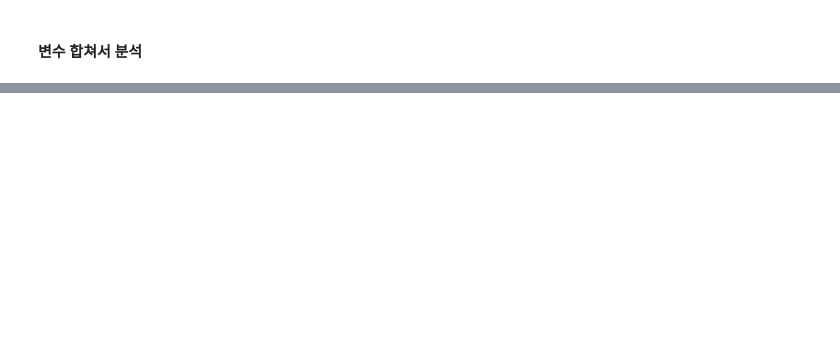
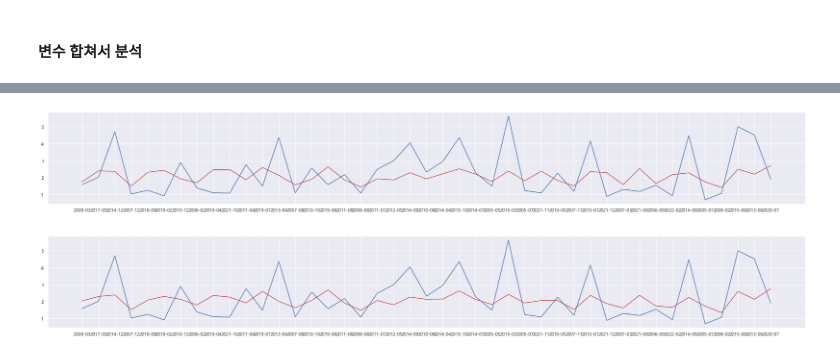
Before and after one commit to xxuvny/Project1_human, a Jupyter notebook: 02_분석.ipynb, the cells around one changed output, grey strips where cells are left out. Cells and saved outputs as stored; diff of their text form; code cells hidden in the pictures; blank space fills up the shorter version.

```diff
--- a/02_분석.ipynb
+++ b/02_분석.ipynb
@@ -589,0 +566,19 @@ plt.show()
+# %%
+# 최적의 알파값을 찾기 전에 피처링 타겟 설정
+mm_result3 = mm_result.copy()
+
+## ALL
+feature_data3 = mm_result2
+
+## 가중평균발행금리 요인
+feature_data3_A = mm_result2[['가중평균발행금리']]
+
+## '예금은행 대출금리' 요인
+feature_data3_B = mm_result2[['예금은행 대출금리']]
+
+## CD금리 요인
+feature_data3_C = mm_result2[['가중평균발행금리', '예금은행 대출금리']]
+
+target = data_a['만기전상환율']
+
+## 주요 요인 별로 나눈 이유 -> 각 상관관계가 너무 높아서
@@ -589,0 +599,28 @@ plt.show()
+# %%
+x_train, x_test, y_train, y_test = train_test_split(feature_data3_B, target, test_size=0.2, random_state=25)
+
+p_model = Ridge(alpha=1.0, random_state=25)
+p_model.fit(x_train, y_train)
+p_pred = p_model.predict(x_test)
+
+plt.figure(figsize=(32,4))
+plt.plot(p_pred, c='r')
+#plt.plot(y_train)
+plt.plot(y_test)
+plt.show()
+# %% [output]
+[figure, added]
+# %%
+x_train, x_test, y_train, y_test = train_test_split(feature_data3_C, target, test_size=0.2, random_state=25)
+
+p_model = Ridge(alpha=1.0, random_state=25)
+p_model.fit(x_train, y_train)
+p_pred = p_model.predict(x_test)
+
+plt.figure(figsize=(32,4))
+plt.plot(p_pred, c='r')
+#plt.plot(y_train)
+plt.plot(y_test)
+plt.show()
+# %% [output]
+[figure, added]
```
Also changed, not shown: parts of 27 cells of this notebook, 4 other files.
